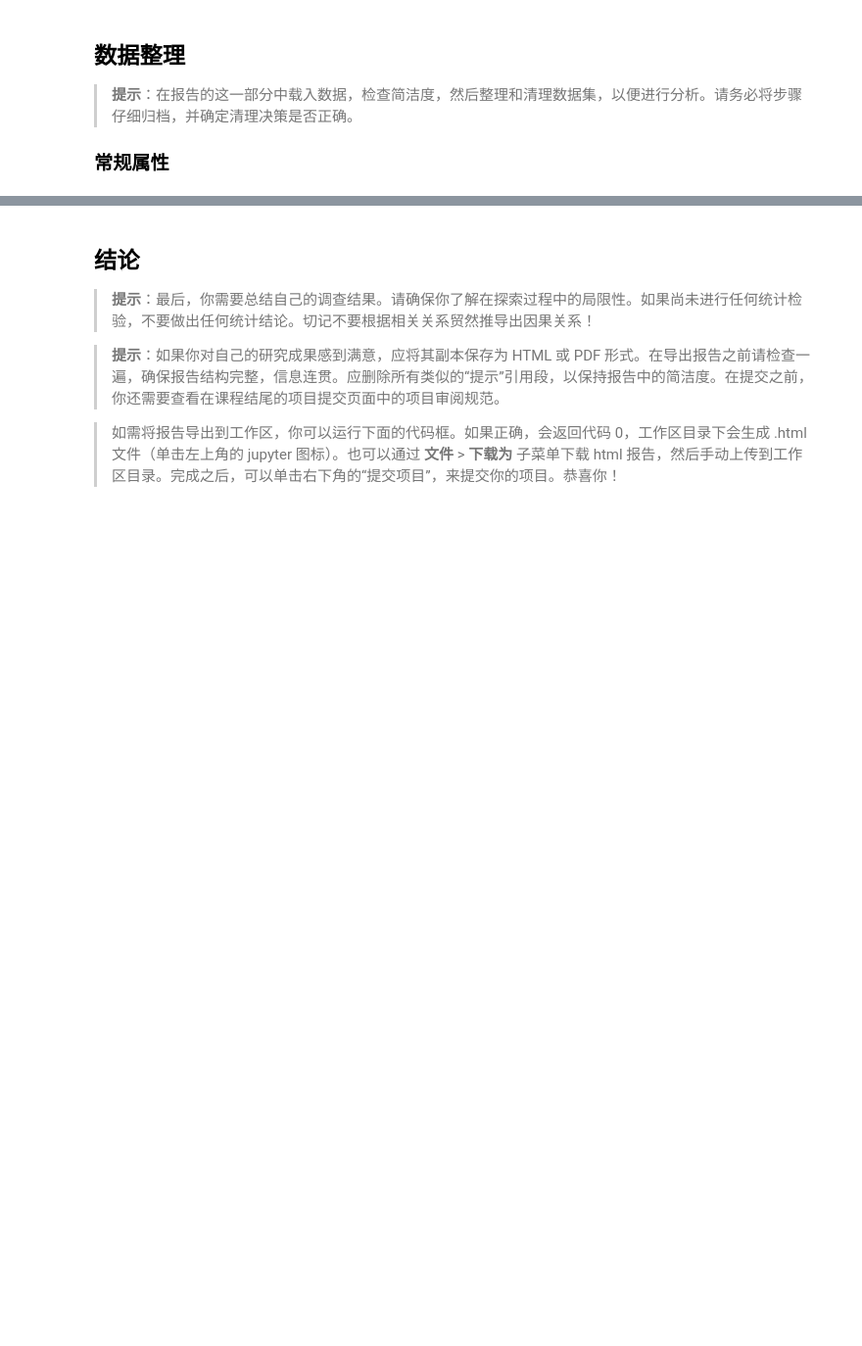
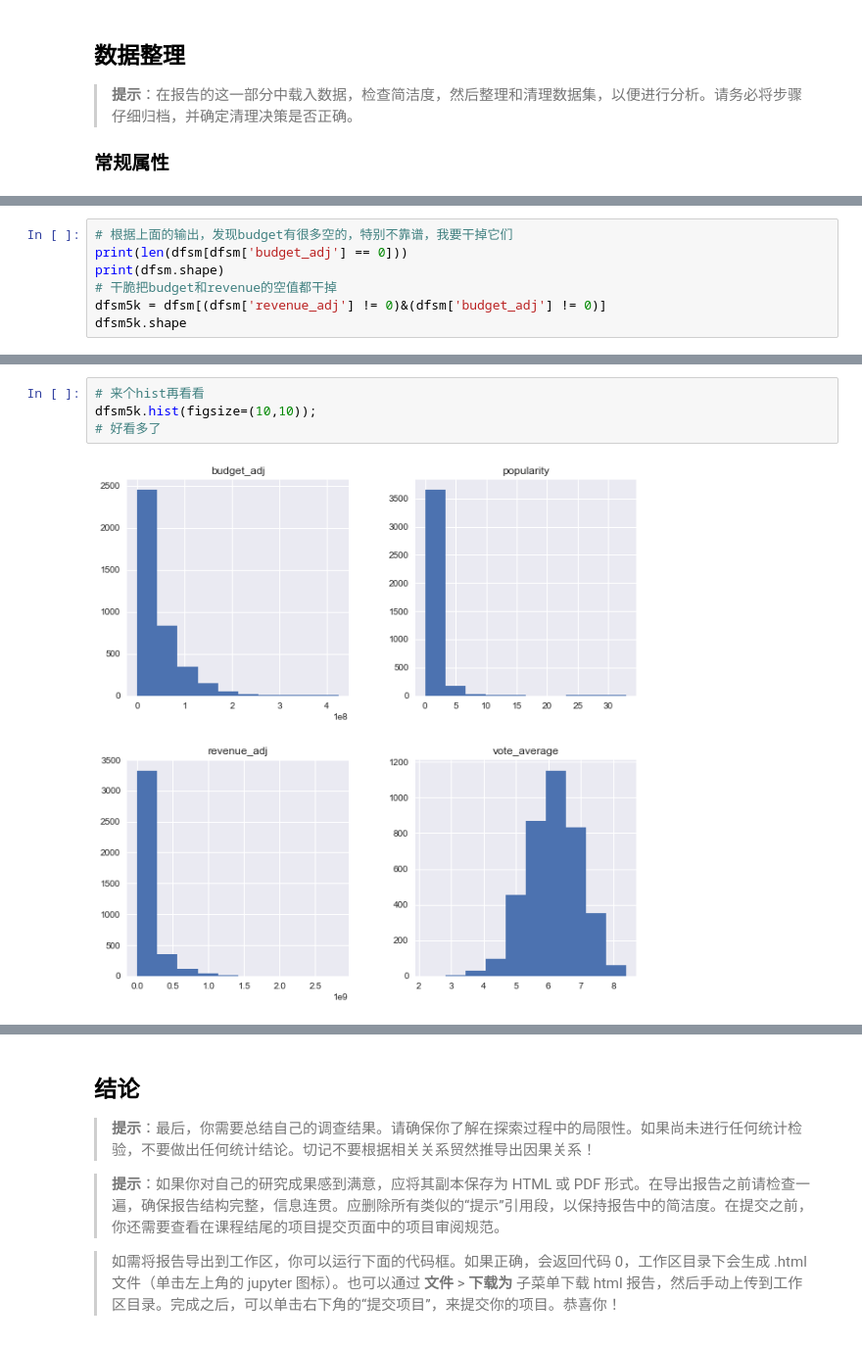
Before and after one commit to mengfanchun2017/_archive_dand, a Jupyter notebook: Project3/p3handover-tmdb/Investigate_a_Dataset-tmdb-lm.ipynb, the cells around one changed output, grey strips where cells are left out. Shown at 98% size. Drawn from its saved outputs; the diff is of its cells as text; blank space fills up the shorter version.

```diff
--- a/Project3/p3handover-tmdb/Investigate_a_Dataset-tmdb-lm.ipynb
+++ b/Project3/p3handover-tmdb/Investigate_a_Dataset-tmdb-lm.ipynb
@@ -118,0 +296,7 @@ dtype: int64
+# %%
+# 根据上面的输出，发现budget有很多空的，特别不靠谱，我要干掉它们
+print(len(dfsm[dfsm['budget_adj'] == 0]))
+print(dfsm.shape)
+# 干脆把budget和revenue的空值都干掉
+dfsm5k = dfsm[(dfsm['revenue_adj'] != 0)&(dfsm['budget_adj'] != 0)]
+dfsm5k.shape
@@ -118,0 +329,6 @@ dtype: int64
+# %%
+# 来个hist再看看
+dfsm5k.hist(figsize=(10,10));
+# 好看多了
+# %% [output]
+[figure, added]
```
Also changed, not shown: parts of 47 cells of this notebook, 1 other file.
